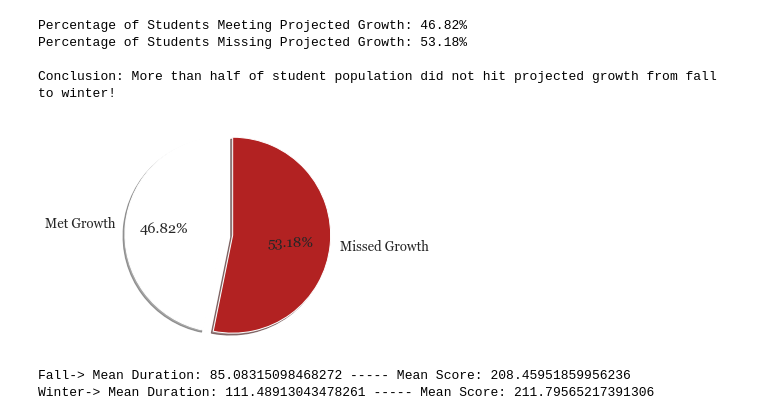
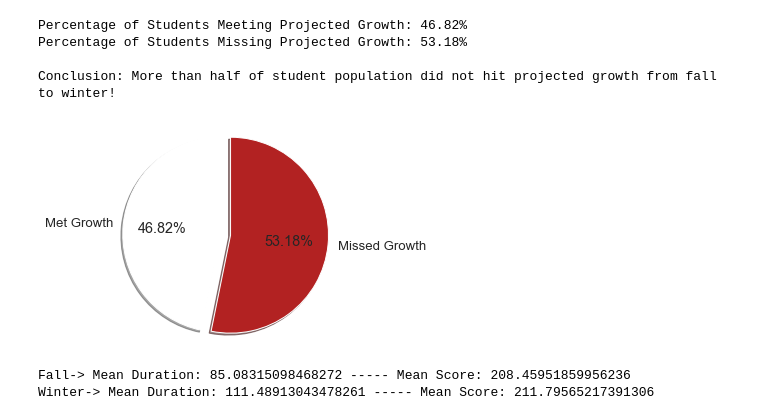
Before and after one commit to utsa-santhosh/CSVC-Data-Challenge, a Jupyter notebook: datachallenge.ipynb, the cells around one changed output. Cells and saved outputs as stored; diff of their text form; code cells hidden in the pictures.

```diff
--- a/datachallenge.ipynb
+++ b/datachallenge.ipynb
@@ -42,20 +43,21 @@ Conclusion: More than half of student population did not hit projected growth fr
 # %%
 
 # Pie chart depiction of Students Missing Growth
 
 
 labels = 'Met Growth', 'Missed Growth'
 sizes = [46.82, 53.18]
 explode = (0, 0.1)  # only "explode" the 2nd slice (i.e. 'Hogs')
-
+#sns.set(font='Arial', font_['font.sans-serif'] = ['Source Han Sans TW', 'sans-serif']scale=1.2)
+matplotlib.rcParams['font.sans-serif'] = ['Source Han Sans TW', 'serif']
 fig1, ax1 = plt.subplots()
 ax1.pie(sizes, explode=explode, labels=labels, autopct='%1.2f%%',
         shadow=True, startangle=90, colors=['white','firebrick'])
 ax1.axis('equal')  # Equal aspect ratio ensures that pie is drawn as a circle.
 
 plt.show()
 # %% [output]
-[figure, old version]
+[figure, new version]
 # %%
 fall_duration_mean = fall_raw['Duration'].mean()
 fall_rit_mean = fall_raw['RITScore'].mean()
```
Also changed, not shown: parts of 15 cells of this notebook.
